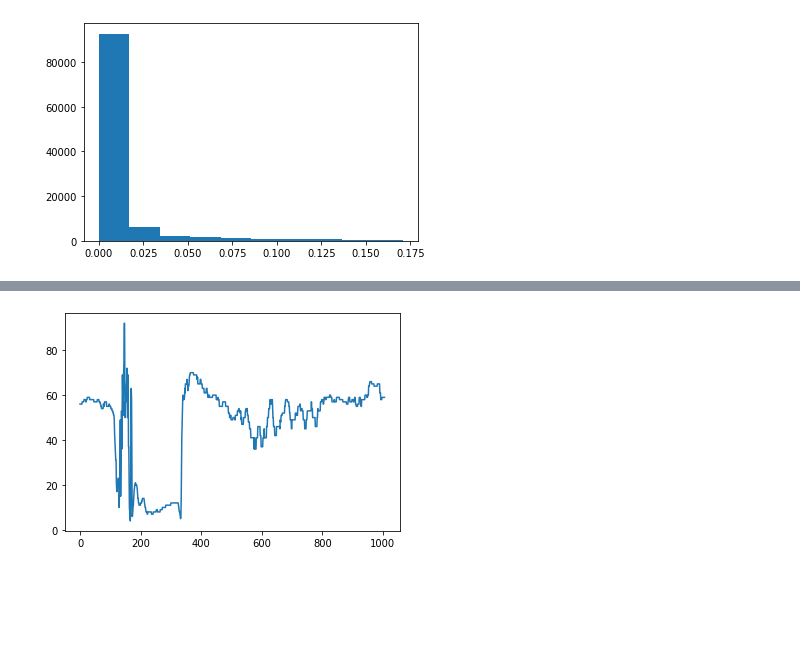
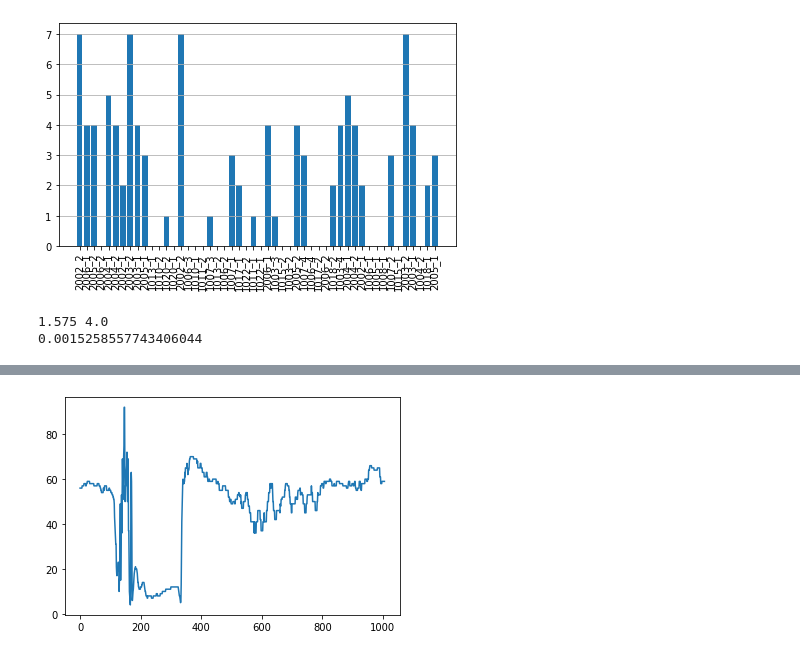
Before and after one commit to klean2050/cvi-eye-tracking, a Jupyter notebook: explore.ipynb, the cells around one changed output, grey strips where cells are left out. Saved outputs shown, nothing was run; the diff lists cells and outputs as text; code cells hidden in the pictures; blank space fills up the shorter version.

```diff
--- a/explore.ipynb
+++ b/explore.ipynb
@@ -14,3 +12,4 @@ ctrl_keys = ['2003_1', '2002_2', '2002_1', '2004_2', '2004_1', '2006_1']
 # %%
-sub0 = Subject(root, "1003_3")
-data0, fr0 = sub0.readTrialData(trial, vel)
+sub0 = Subject(root, "2004_1")
+data0, fr0 = sub0.extract_data(trial, vel=False)
+out = sub0.extract_fixations(trial_name=trial)
@@ -70,4 +16,44 @@ plt.imsave(f"{out_path}{trial[:-4]}.png", out)
-# %%
-plt.hist(out[out > 0].reshape(-1), 10);
-# %% [output]
-[figure, removed]
+# %%
+fix_analyzer = FixationAnalyzer(root, out)
+a = fix_analyzer.fixation_map(trial)
+# %%
+ids = [i for i in os.listdir(root) if i.endswith('.asc')]
+ctrl_ids = [i.split(".")[0] for i in ids if i.split('_')[0].startswith("2")]
+cvi_ids = [i.split(".")[0] for i in ids if i not in ctrl_ids]
+
+durations_ctrl = []
+for subject in ctrl_ids:
+    sub = Subject(root, subject)
+    out = sub.extract_fixations(trial_name=trial)
+    fix_analyzer = FixationAnalyzer(root, out)
+    dur = fix_analyzer.number_of_fixations()
+    durations_ctrl.append(dur)
+
+durations_cvi = []
+for subject in cvi_ids:
+    sub = Subject(root, subject)
+    out = sub.extract_fixations(trial_name=trial)
+    fix_analyzer = FixationAnalyzer(root, out)
+    dur = fix_analyzer.number_of_fixations()
+    durations_cvi.append(dur)
+# %%
+names = ctrl_ids + cvi_ids
+t = list(range(len(names)))
+
+plt.bar(t, durations_ctrl + durations_cvi)
+plt.xticks(t, names, rotation=90)
+plt.grid(axis="y")
+plt.tight_layout()
+plt.show()
+# %% [output]
+[figure, added]
+# %%
+from scipy.stats import ttest_ind
+
+print(np.mean(durations_cvi), np.mean(durations_ctrl))
+
+stat, p_value = ttest_ind(durations_ctrl, durations_cvi)
+print(p_value)
+# %% [output]
+1.575 4.0
+0.0015258557743406044
```
Also changed, not shown: parts of 8 cells of this notebook, 10 other files.
